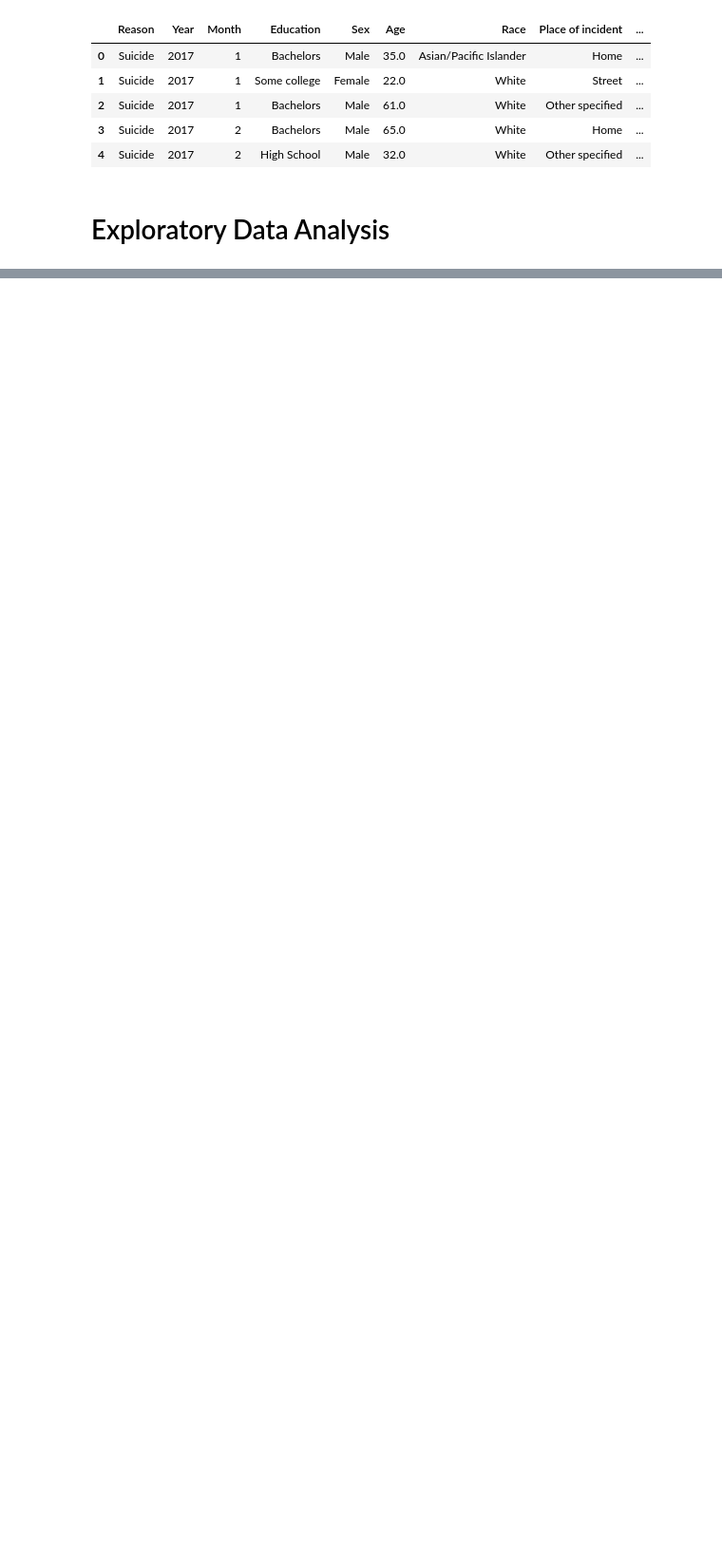
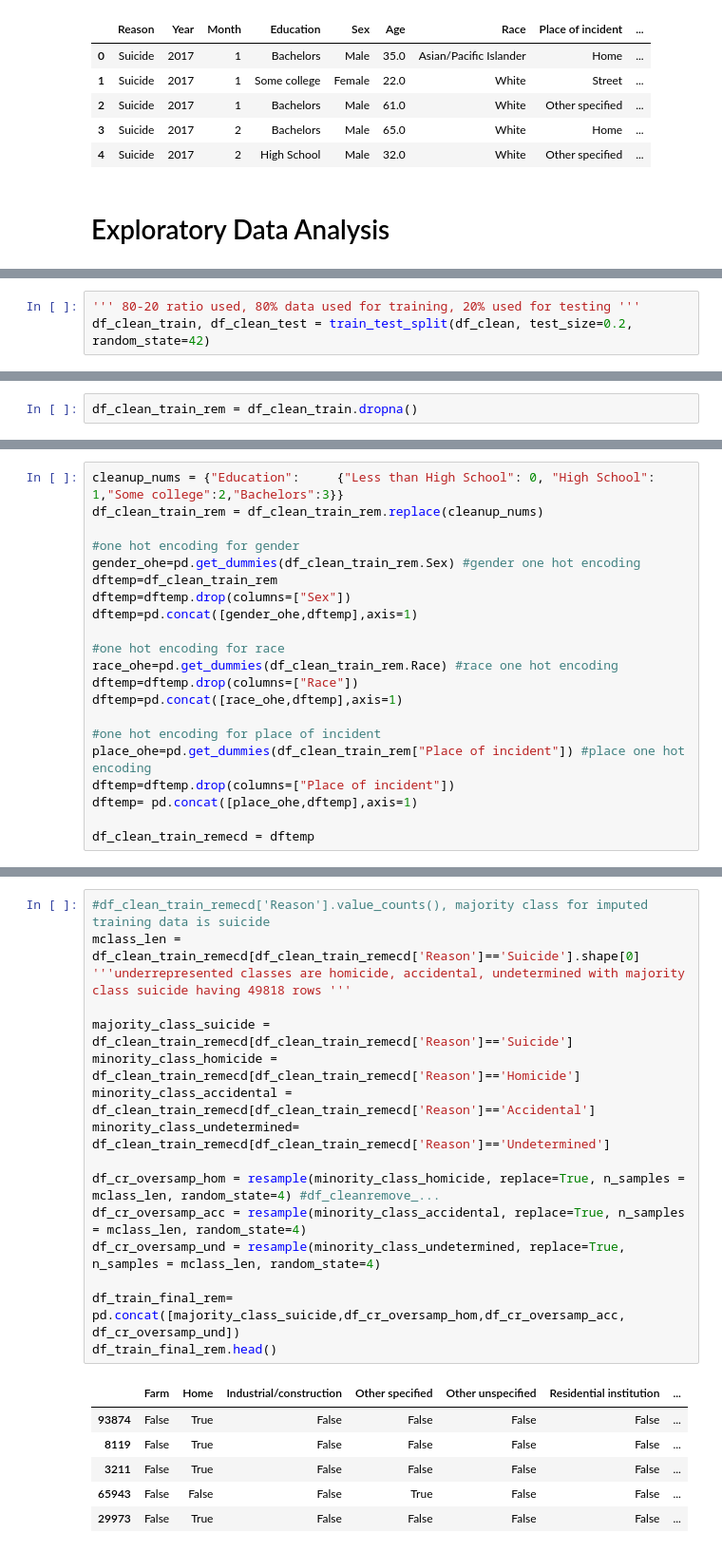
Before and after one commit to ahuang28/cs3244_final_project, a Jupyter notebook: code.ipynb, the cells around one changed output, grey strips where cells are left out. Shown: that part at 95% size. Drawn from its saved outputs; the diff is of its cells as text; blank space fills up the shorter version.

```diff
--- a/code.ipynb
+++ b/code.ipynb
@@ -345,0 +95,3 @@ log_model_ci.score(scaled_x_df_citest,y_df_citest)
+# %%
+''' 80-20 ratio used, 80% data used for training, 20% used for testing '''
+df_clean_train, df_clean_test = train_test_split(df_clean, test_size=0.2, random_state=42)
@@ -345,0 +113,2 @@ log_model_ci.score(scaled_x_df_citest,y_df_citest)
+# %%
+df_clean_train_rem = df_clean_train.dropna()
@@ -345,0 +150,21 @@ log_model_ci.score(scaled_x_df_citest,y_df_citest)
+# %%
+cleanup_nums = {"Education":     {"Less than High School": 0, "High School": 1,"Some college":2,"Bachelors":3}}
+df_clean_train_rem = df_clean_train_rem.replace(cleanup_nums)
+
+#one hot encoding for gender
+gender_ohe=pd.get_dummies(df_clean_train_rem.Sex) #gender one hot encoding
+dftemp=df_clean_train_rem
+dftemp=dftemp.drop(columns=["Sex"])
+dftemp=pd.concat([gender_ohe,dftemp],axis=1)
+
+#one hot encoding for race
+race_ohe=pd.get_dummies(df_clean_train_rem.Race) #race one hot encoding
+dftemp=dftemp.drop(columns=["Race"])
+dftemp=pd.concat([race_ohe,dftemp],axis=1)
+
+#one hot encoding for place of incident
+place_ohe=pd.get_dummies(df_clean_train_rem["Place of incident"]) #place one hot encoding
+dftemp=dftemp.drop(columns=["Place of incident"])
+dftemp= pd.concat([place_ohe,dftemp],axis=1)
+
+df_clean_train_remecd = dftemp
@@ -345,0 +197,23 @@ log_model_ci.score(scaled_x_df_citest,y_df_citest)
+# %%
+#df_clean_train_remecd['Reason'].value_counts(), majority class for imputed training data is suicide
+mclass_len = df_clean_train_remecd[df_clean_train_remecd['Reason']=='Suicide'].shape[0]
+'''underrepresented classes are homicide, accidental, undetermined with majority class suicide having 49818 rows '''
+
+majority_class_suicide = df_clean_train_remecd[df_clean_train_remecd['Reason']=='Suicide']
+minority_class_homicide = df_clean_train_remecd[df_clean_train_remecd['Reason']=='Homicide']
+minority_class_accidental = df_clean_train_remecd[df_clean_train_remecd['Reason']=='Accidental']
+minority_class_undetermined= df_clean_train_remecd[df_clean_train_remecd['Reason']=='Undetermined']
+
+df_cr_oversamp_hom = resample(minority_class_homicide, replace=True, n_samples = mclass_len, random_state=4) #df_cleanremove_...
+df_cr_oversamp_acc = resample(minority_class_accidental, replace=True, n_samples = mclass_len, random_state=4)
+df_cr_oversamp_und = resample(minority_class_undetermined, replace=True, n_samples = mclass_len, random_state=4)
+
+df_train_final_rem= pd.concat([majority_class_suicide,df_cr_oversamp_hom,df_cr_oversamp_acc, df_cr_oversamp_und])
+df_train_final_rem.head()
+# %% [output]
+|  | Farm | Home | Industrial/construction | Other specified | Other unspecified | Residential institution | ... |
+| 93874 | False | True | False | False | False | False | ... |
+| 8119 | False | True | False | False | False | False | ... |
+| 3211 | False | True | False | False | False | False | ... |
+| 65943 | False | False | False | True | False | False | ... |
+| 29973 | False | True | False | False | False | False | ... |
```
Also changed, not shown: parts of 83 cells of this notebook.
